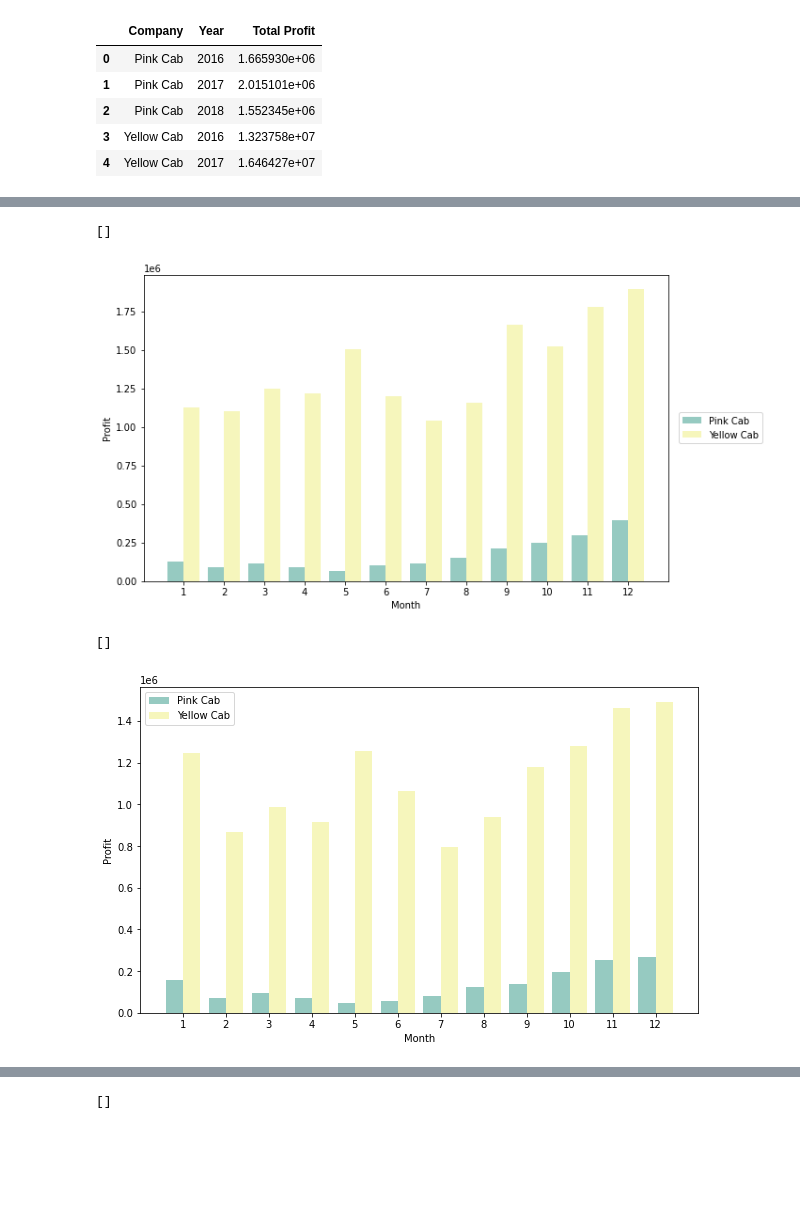
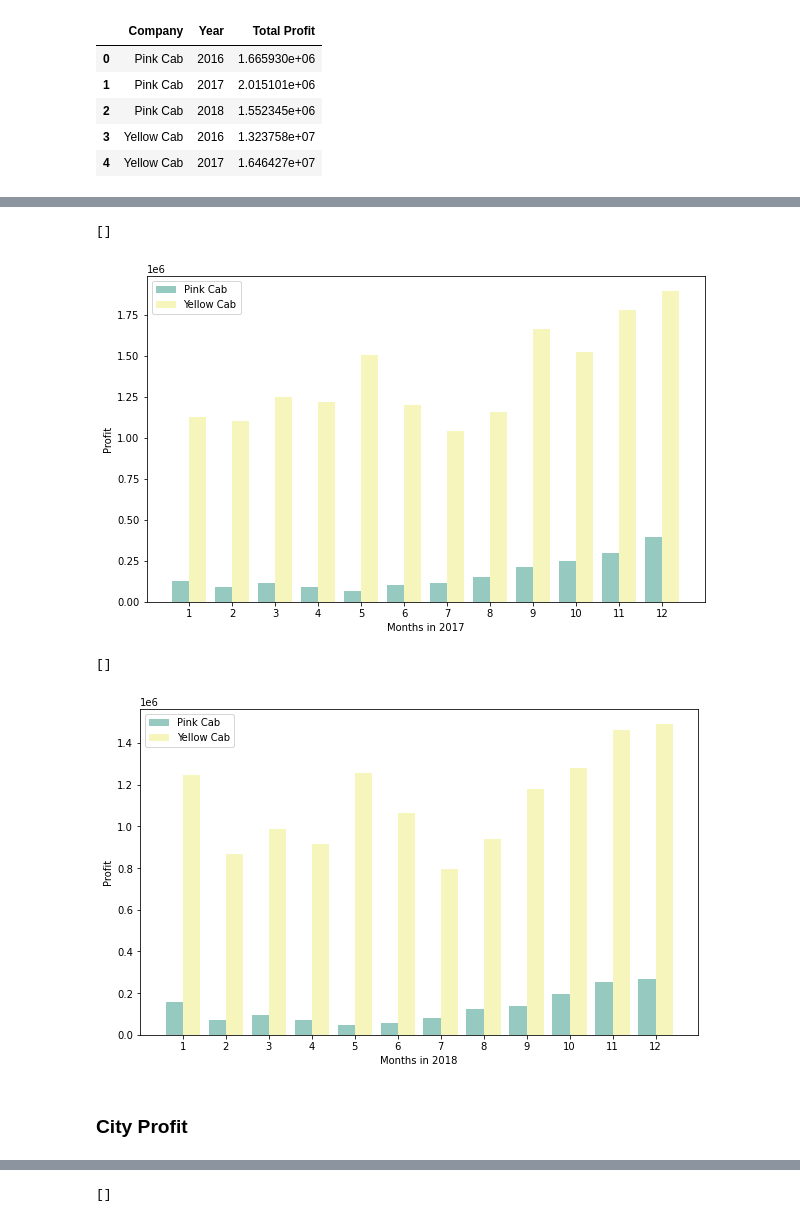
Before and after one commit to qngyn/DataGlacier, a Jupyter notebook: Week2/EDA.ipynb, the cells around one changed output, grey strips where cells are left out. Saved outputs shown, nothing was run; the diff lists cells and outputs as text; code cells hidden in the pictures; blank space fills up the shorter version.

```diff
--- a/Week2/EDA.ipynb
+++ b/Week2/EDA.ipynb
@@ -336,18 +335,22 @@ plt.plot()
 # %%
 sns.set_palette("Set3")
 fig = plt.figure(figsize=(10, 6))
-sns.barplot(data = monthly_profit_2017, x = "Month", y = "Profit", hue = "Company")
-plt.legend(bbox_to_anchor=(1.02, 0.55), loc='upper left', borderaxespad=0)
+fig = sns.barplot(data = monthly_profit_2017, x = "Month", y = "Profit", hue = "Company")
+plt.legend(loc = 0)
+fig.set(xlabel = 'Months in 2017')
 plt.plot()
 # %% [output]
 []
-[figure, old version]
+[figure, new version]
 # %%
 sns.set_palette("Set3")
 fig = plt.figure(figsize=(10, 6))
-sns.barplot(data = monthly_profit_2018, x = "Month", y = "Profit", hue = "Company")
+fig = sns.barplot(data = monthly_profit_2018, x = "Month", y = "Profit", hue = "Company")
 plt.legend(loc = 0)
+fig.set(xlabel = 'Months in 2018')
 plt.plot()
 # %% [output]
 []
-[figure, old version]
+[figure, new version]
+# %% [markdown]
+### City Profit
```
Also changed, not shown: parts of 15 cells of this notebook, 13 other files.
